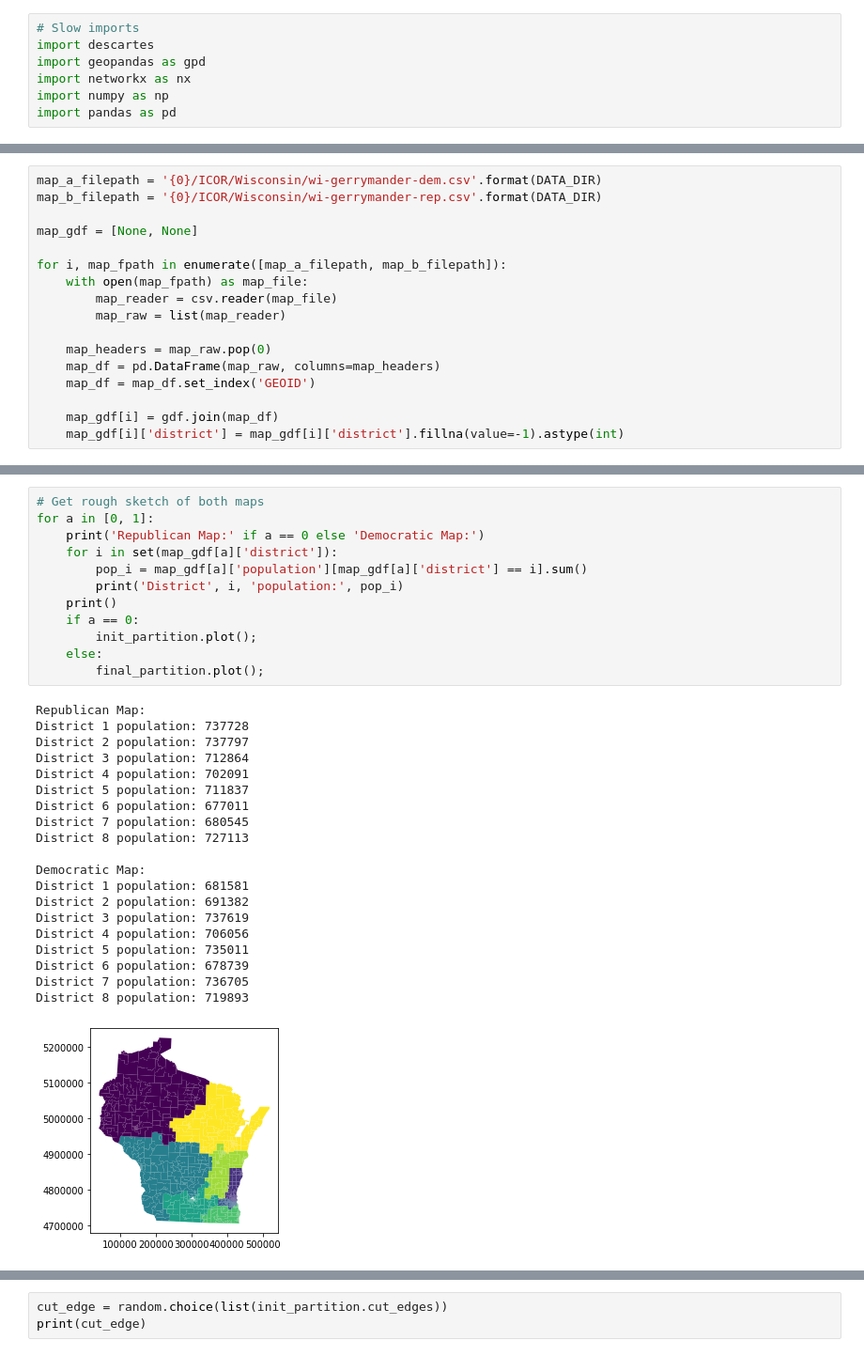
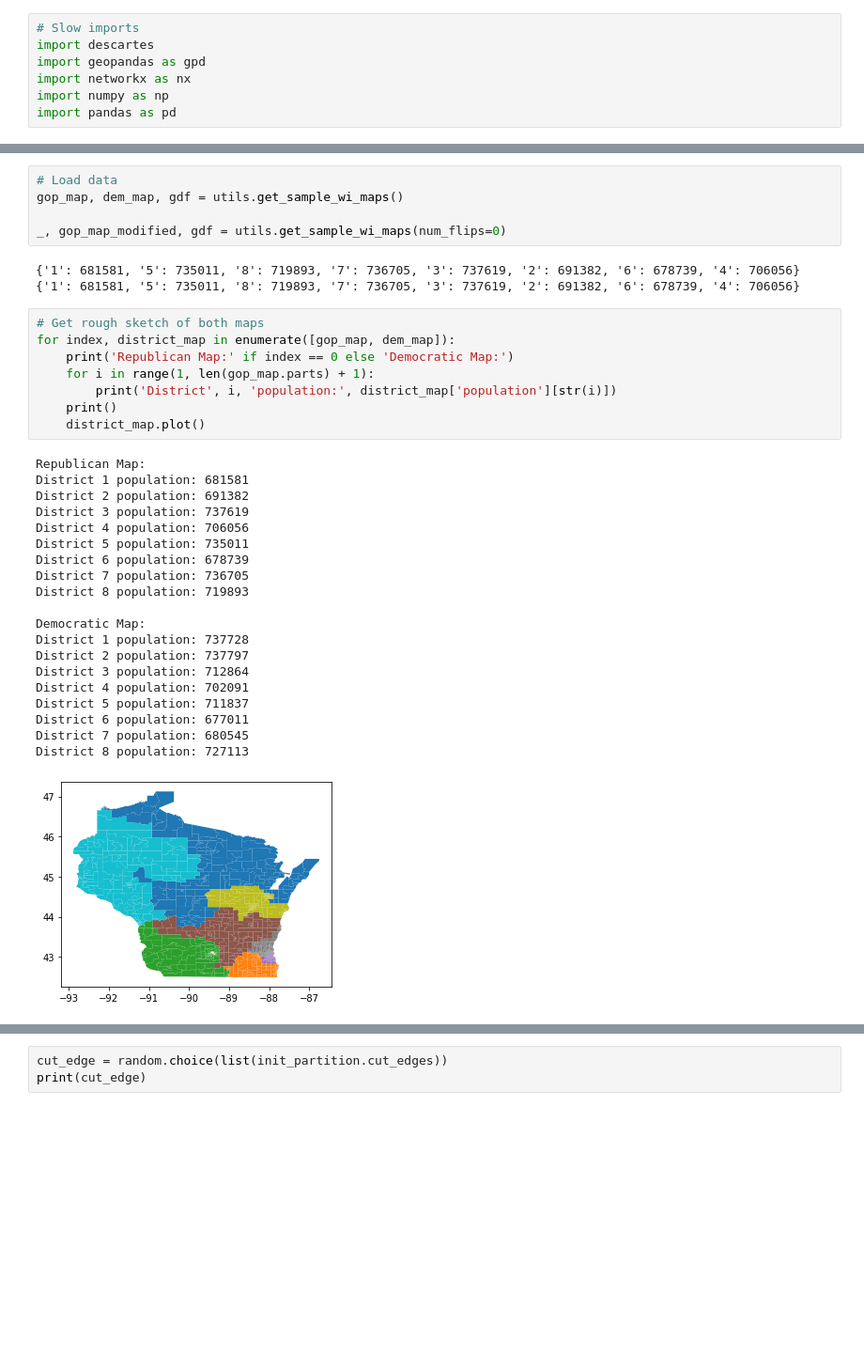
Before and after one commit to ian-ludden/redistricting-tools, a Jupyter notebook: Successors Experimentation.ipynb, the cells around one changed output, grey strips where cells are left out. Shown: that part at 94% size. Cells and saved outputs as stored; diff of their text form; blank space fills up the shorter version.

```diff
--- a/Successors Experimentation.ipynb
+++ b/Successors Experimentation.ipynb
@@ -45,17 +22,0 @@ gdf = gdf.loc[gdf["population"]!=0]
-# %%
-map_a_filepath = '{0}/ICOR/Wisconsin/wi-gerrymander-dem.csv'.format(DATA_DIR)
-map_b_filepath = '{0}/ICOR/Wisconsin/wi-gerrymander-rep.csv'.format(DATA_DIR)
-
-map_gdf = [None, None]
-
-for i, map_fpath in enumerate([map_a_filepath, map_b_filepath]):
-    with open(map_fpath) as map_file:
-        map_reader = csv.reader(map_file)
-        map_raw = list(map_reader)
-
-    map_headers = map_raw.pop(0)
-    map_df = pd.DataFrame(map_raw, columns=map_headers)
-    map_df = map_df.set_index('GEOID')
-
-    map_gdf[i] = gdf.join(map_df)
-    map_gdf[i]['district'] = map_gdf[i]['district'].fillna(value=-1).astype(int)
@@ -79,33 +23,37 @@ final_partition = Partition(
+# %%
+# Load data
+gop_map, dem_map, gdf = utils.get_sample_wi_maps()
+
+_, gop_map_modified, gdf = utils.get_sample_wi_maps(num_flips=0)
+# %% [output]
+{'1': 681581, '5': 735011, '8': 719893, '7': 736705, '3': 737619, '2': 691382, '6': 678739, '4': 706056}
+{'1': 681581, '5': 735011, '8': 719893, '7': 736705, '3': 737619, '2': 691382, '6': 678739, '4': 706056}
 # %%
 # Get rough sketch of both maps
-for a in [0, 1]:
-    print('Republican Map:' if a == 0 else 'Democratic Map:')
-    for i in set(map_gdf[a]['district']):
-        pop_i = map_gdf[a]['population'][map_gdf[a]['district'] == i].sum()
-        print('District', i, 'population:', pop_i)
+for index, district_map in enumerate([gop_map, dem_map]):
+    print('Republican Map:' if index == 0 else 'Democratic Map:')
+    for i in range(1, len(gop_map.parts) + 1):
+        print('District', i, 'population:', district_map['population'][str(i)])
     print()
-    if a == 0:
-        init_partition.plot();
-    else:
-        final_partition.plot();
+    district_map.plot()
 # %% [output]
 Republican Map:
+District 1 population: 681581
+District 2 population: 691382
+District 3 population: 737619
+District 4 population: 706056
+District 5 population: 735011
+District 6 population: 678739
+District 7 population: 736705
+District 8 population: 719893
+
+Democratic Map:
 District 1 population: 737728
 District 2 population: 737797
 District 3 population: 712864
 District 4 population: 702091
 District 5 population: 711837
 District 6 population: 677011
 District 7 population: 680545
 District 8 population: 727113
-
-Democratic Map:
-District 1 population: 681581
-District 2 population: 691382
-District 3 population: 737619
-District 4 population: 706056
-District 5 population: 735011
-District 6 population: 678739
-District 7 population: 736705
-District 8 population: 719893
-[figure, old version]
+[figure, new version]
```
Also changed, not shown: parts of 7 cells of this notebook, 3 other files.
